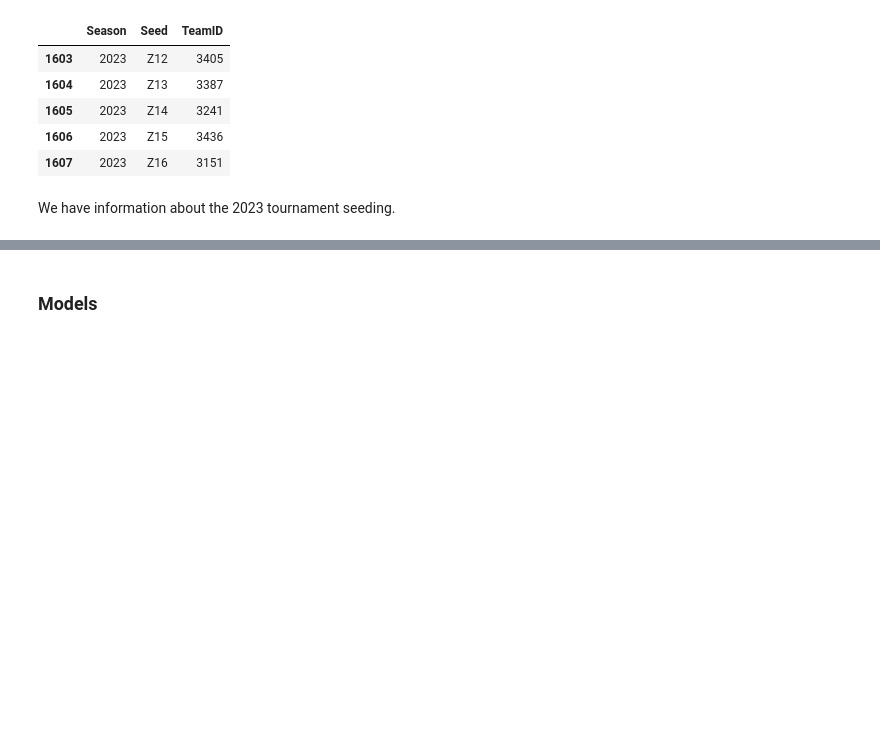
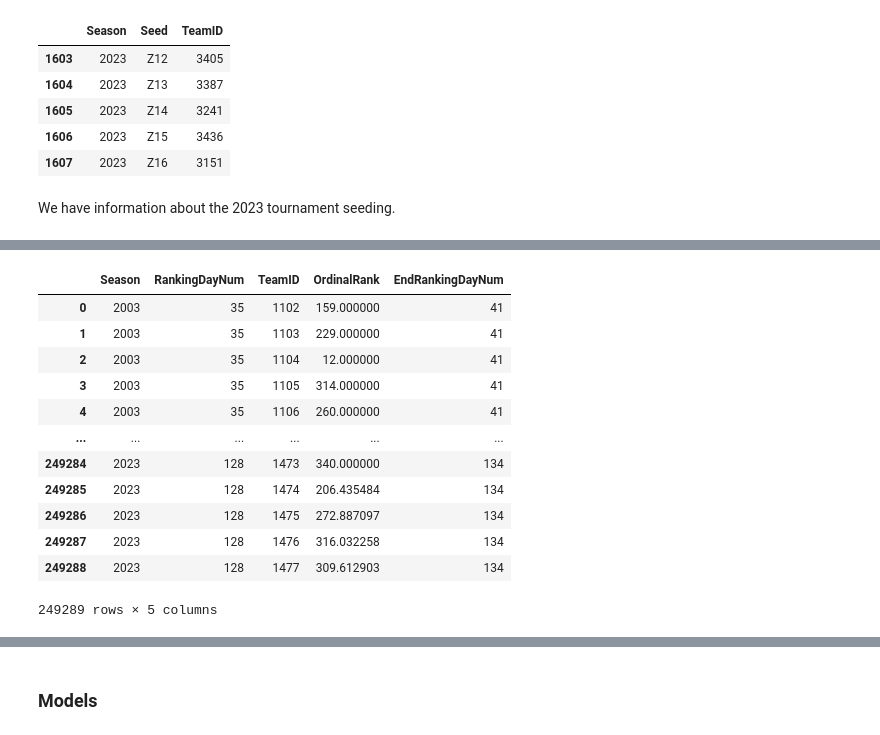
Before and after one commit to skowronskid/March-Machine-Learning-Mania-2023, a Jupyter notebook: main.ipynb, the cells around one changed output, grey strips where cells are left out. Saved outputs shown, nothing was run; the diff lists cells and outputs as text; code cells hidden in the pictures; blank space fills up the shorter version.

```diff
--- a/main.ipynb
+++ b/main.ipynb
@@ -138,0 +251,16 @@ We have information about the 2023 tournament seeding.
+# %%
+M_massey_working
+# %% [output]
+|  | Season | RankingDayNum | TeamID | OrdinalRank | EndRankingDayNum |
+| 0 | 2003 | 35 | 1102 | 159.000000 | 41 |
+| 1 | 2003 | 35 | 1103 | 229.000000 | 41 |
+| 2 | 2003 | 35 | 1104 | 12.000000 | 41 |
+| 3 | 2003 | 35 | 1105 | 314.000000 | 41 |
+| 4 | 2003 | 35 | 1106 | 260.000000 | 41 |
+| ... | ... | ... | ... | ... | ... |
+| 249284 | 2023 | 128 | 1473 | 340.000000 | 134 |
+| 249285 | 2023 | 128 | 1474 | 206.435484 | 134 |
+| 249286 | 2023 | 128 | 1475 | 272.887097 | 134 |
+| 249287 | 2023 | 128 | 1476 | 316.032258 | 134 |
+| 249288 | 2023 | 128 | 1477 | 309.612903 | 134 |
+249289 rows × 5 columns
```
Also changed, not shown: parts of 20 cells of this notebook.
